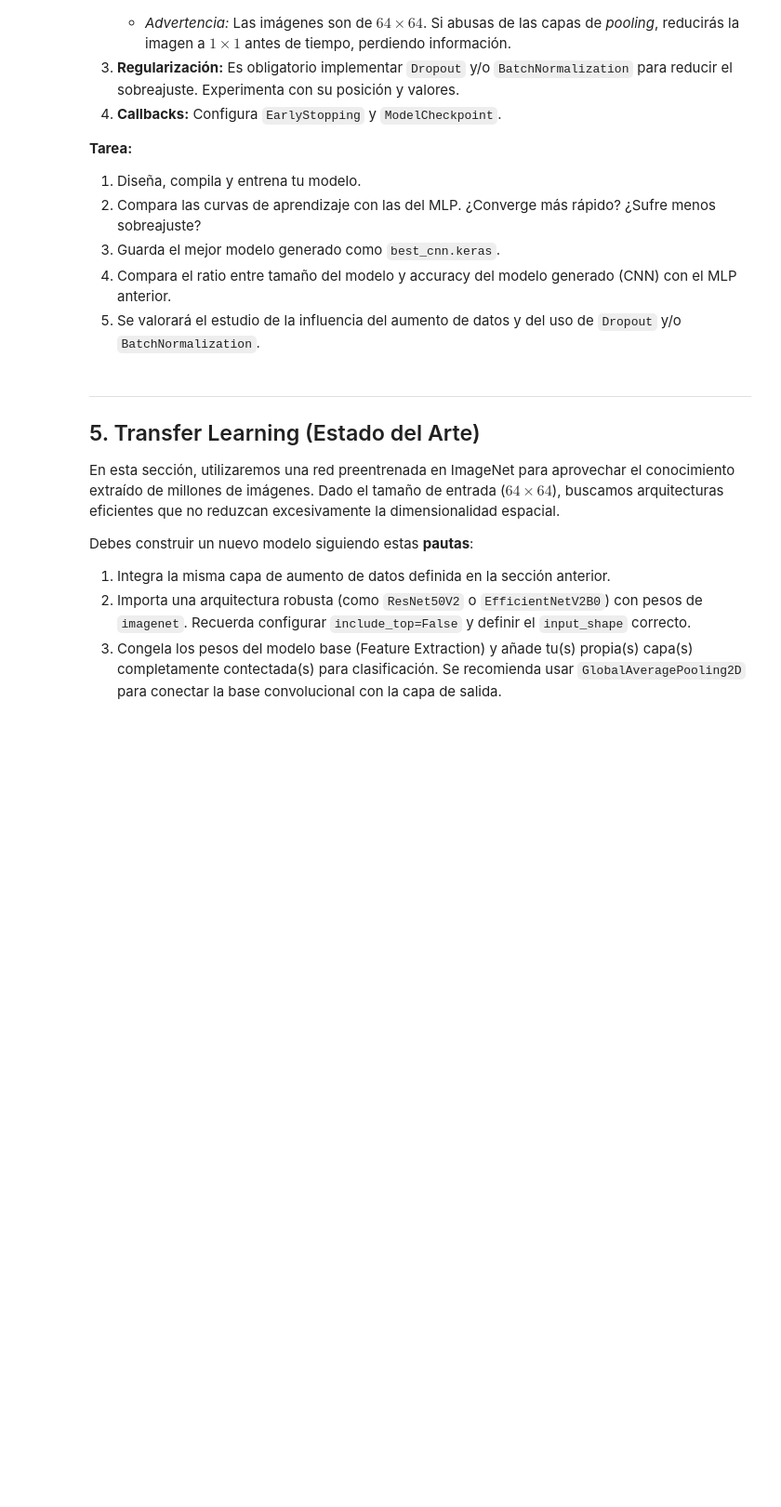
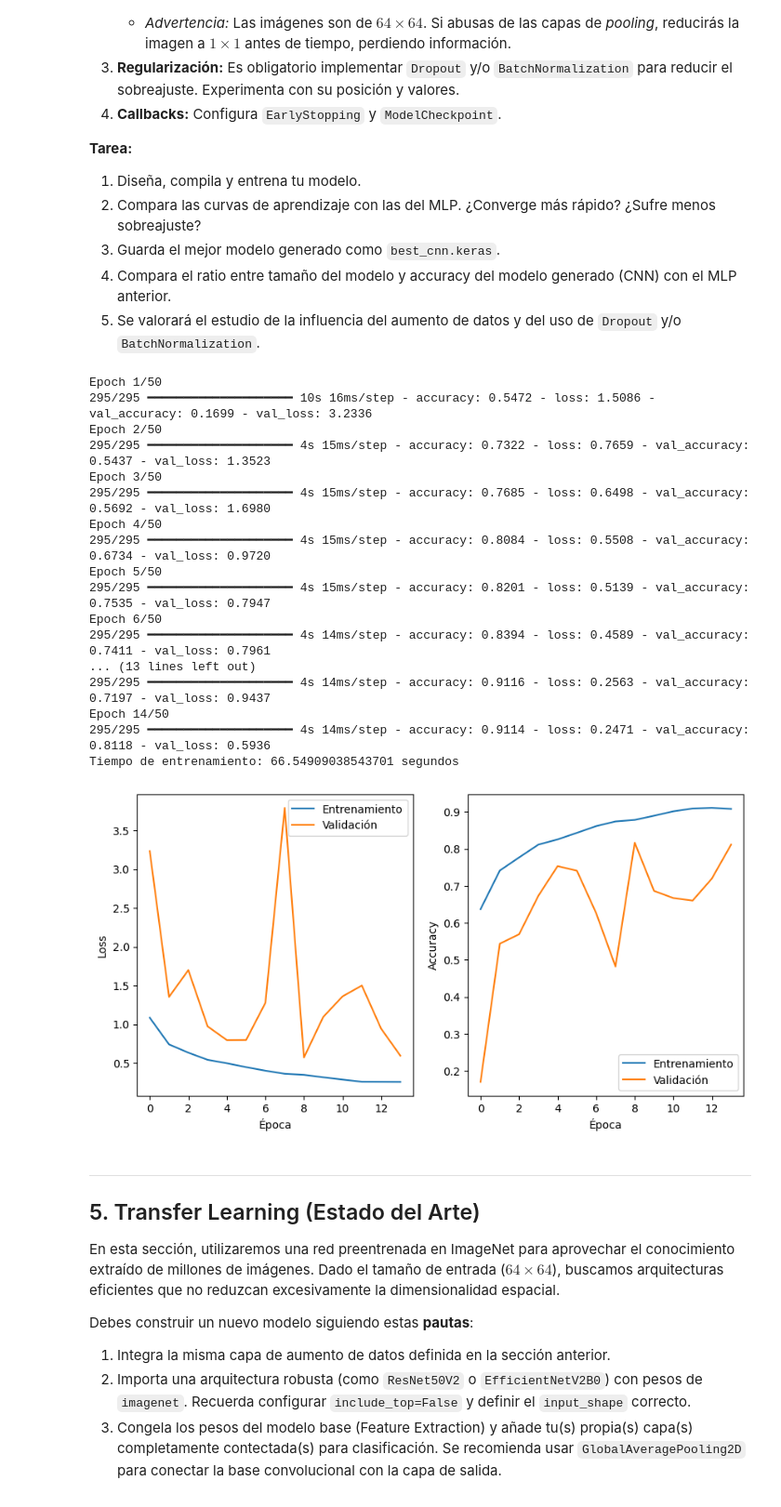
Before and after one commit to Agustin-dotcom/Agustin-dotcom, a Jupyter notebook: pr-ctica-3-miner-a-de-datos-25-26.ipynb, the cells around one changed output. Shown: that part at 93% size. Drawn from its saved outputs; the diff is of its cells as text; code cells hidden in the pictures; blank space fills up the shorter version.

```diff
--- a/pr-ctica-3-miner-a-de-datos-25-26.ipynb
+++ b/pr-ctica-3-miner-a-de-datos-25-26.ipynb
@@ -231,3 +293,82 @@ Eres libre de definir la profundidad de la red y el número de filtros, pero deb
+# %%
+# Data Augmentation
+data_augmentation = keras.Sequential([
+    layers.RandomFlip('horizontal'),
+    layers.RandomRotation(0.1),
+    layers.RandomZoom(0.1)
+])
+
+# Definir el modelo
+model = keras.Sequential([
+    data_augmentation,
+    layers.Rescaling(1./255),
+    layers.Conv2D(32, (3, 3), activation='relu', input_shape=(64, 64, 3)),
+    layers.MaxPooling2D((2, 2)),
+    layers.BatchNormalization(),
+    layers.Conv2D(64, (3, 3), activation='relu'),
+    layers.MaxPooling2D((2, 2)),
+    layers.BatchNormalization(),
+    layers.Conv2D(128, (3, 3), activation='relu'),
+    layers.Flatten(),
+    layers.Dropout(0.2),
+    layers.Dense(128, activation='relu'),
+    layers.Dense(10, activation='softmax')
+])
+
+# Compilar el modelo
+model.compile(optimizer='adam',
+              loss='sparse_categorical_crossentropy',
+              metrics=['accuracy'])
+
+# Callbacks
+early_stopping = keras.callbacks.EarlyStopping(monitor='val_accuracy', patience=5, restore_best_weights=True)
+model_checkpoint = keras.callbacks.ModelCheckpoint('best_cnn.keras', monitor='val_accuracy', save_best_only=True)
+
+# Entrenar el modelo
+start_time = time.time()
+history = model.fit(train_ds, epochs=50, validation_data=val_ds, callbacks=[early_stopping, model_checkpoint])
+end_time = time.time()
+
+# Imprimir el tiempo de entrenamiento
+print(f'Tiempo de entrenamiento: {end_time - start_time} segundos')
+
+# Generar gráficas de loss y accuracy
+plt.figure(figsize=(10, 5))
+
+plt.subplot(1, 2, 1)
+plt.plot(history.history['loss'], label='Entrenamiento')
+plt.plot(history.history['val_loss'], label='Validación')
+plt.xlabel('Época')
+plt.ylabel('Loss')
+plt.legend()
+
+plt.subplot(1, 2, 2)
+plt.plot(history.history['accuracy'], label='Entrenamiento')
+plt.plot(history.history['val_accuracy'], label='Validación')
+plt.xlabel('Época')
+plt.ylabel('Accuracy')
+plt.legend()
+
+plt.show()
+# %% [output]
+Epoch 1/50
+295/295 ━━━━━━━━━━━━━━━━━━━━ 10s 16ms/step - accuracy: 0.5472 - loss: 1.5086 - val_accuracy: 0.1699 - val_loss: 3.2336
+Epoch 2/50
+295/295 ━━━━━━━━━━━━━━━━━━━━ 4s 15ms/step - accuracy: 0.7322 - loss: 0.7659 - val_accuracy: 0.5437 - val_loss: 1.3523
+Epoch 3/50
+295/295 ━━━━━━━━━━━━━━━━━━━━ 4s 15ms/step - accuracy: 0.7685 - loss: 0.6498 - val_accuracy: 0.5692 - val_loss: 1.6980
+Epoch 4/50
+295/295 ━━━━━━━━━━━━━━━━━━━━ 4s 15ms/step - accuracy: 0.8084 - loss: 0.5508 - val_accuracy: 0.6734 - val_loss: 0.9720
+Epoch 5/50
+295/295 ━━━━━━━━━━━━━━━━━━━━ 4s 15ms/step - accuracy: 0.8201 - loss: 0.5139 - val_accuracy: 0.7535 - val_loss: 0.7947
+Epoch 6/50
+295/295 ━━━━━━━━━━━━━━━━━━━━ 4s 14ms/step - accuracy: 0.8394 - loss: 0.4589 - val_accuracy: 0.7411 - val_loss: 0.7961
+... (13 lines left out)
+295/295 ━━━━━━━━━━━━━━━━━━━━ 4s 14ms/step - accuracy: 0.9116 - loss: 0.2563 - val_accuracy: 0.7197 - val_loss: 0.9437
+Epoch 14/50
+295/295 ━━━━━━━━━━━━━━━━━━━━ 4s 14ms/step - accuracy: 0.9114 - loss: 0.2471 - val_accuracy: 0.8118 - val_loss: 0.5936
+Tiempo de entrenamiento: 66.54909038543701 segundos
+[figure, added]
 # %% [markdown]
 ---
 ## 5. Transfer Learning (Estado del Arte)
```
Also changed, not shown: parts of 14 cells of this notebook.
